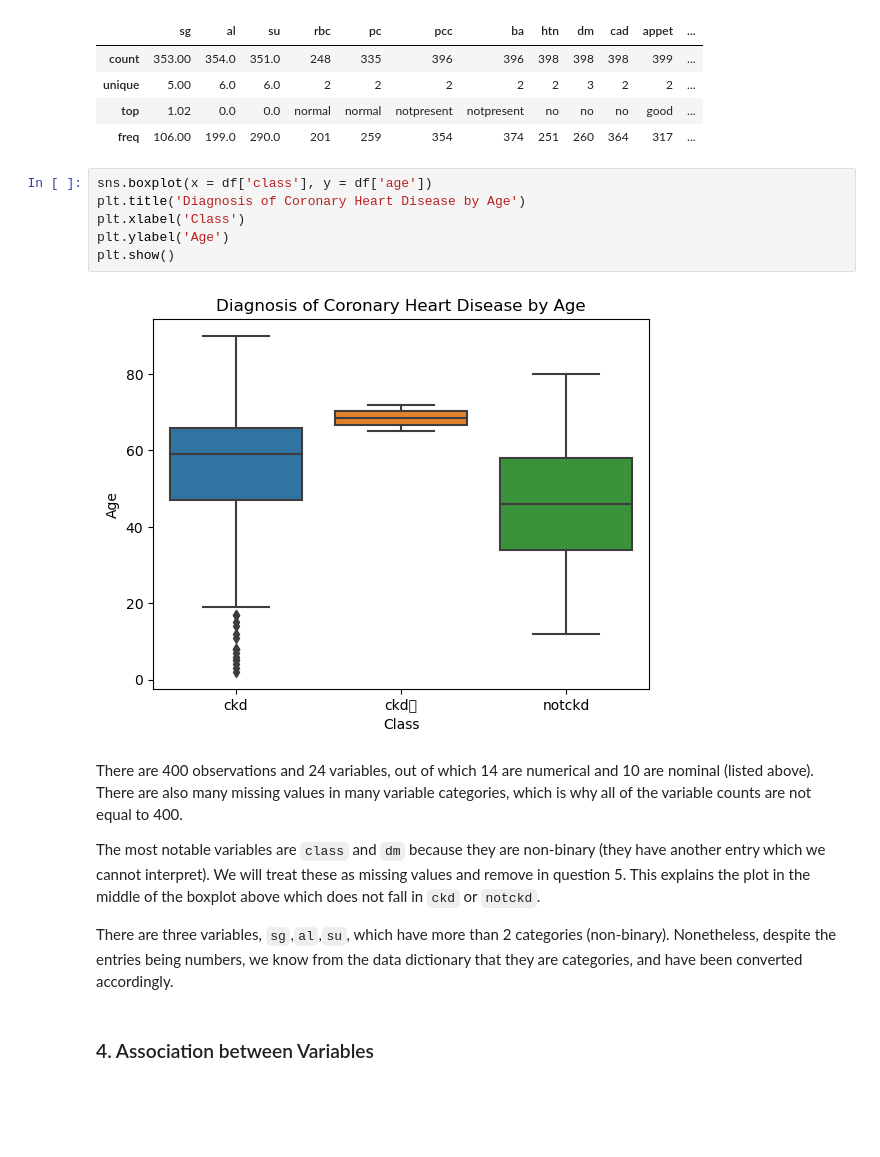
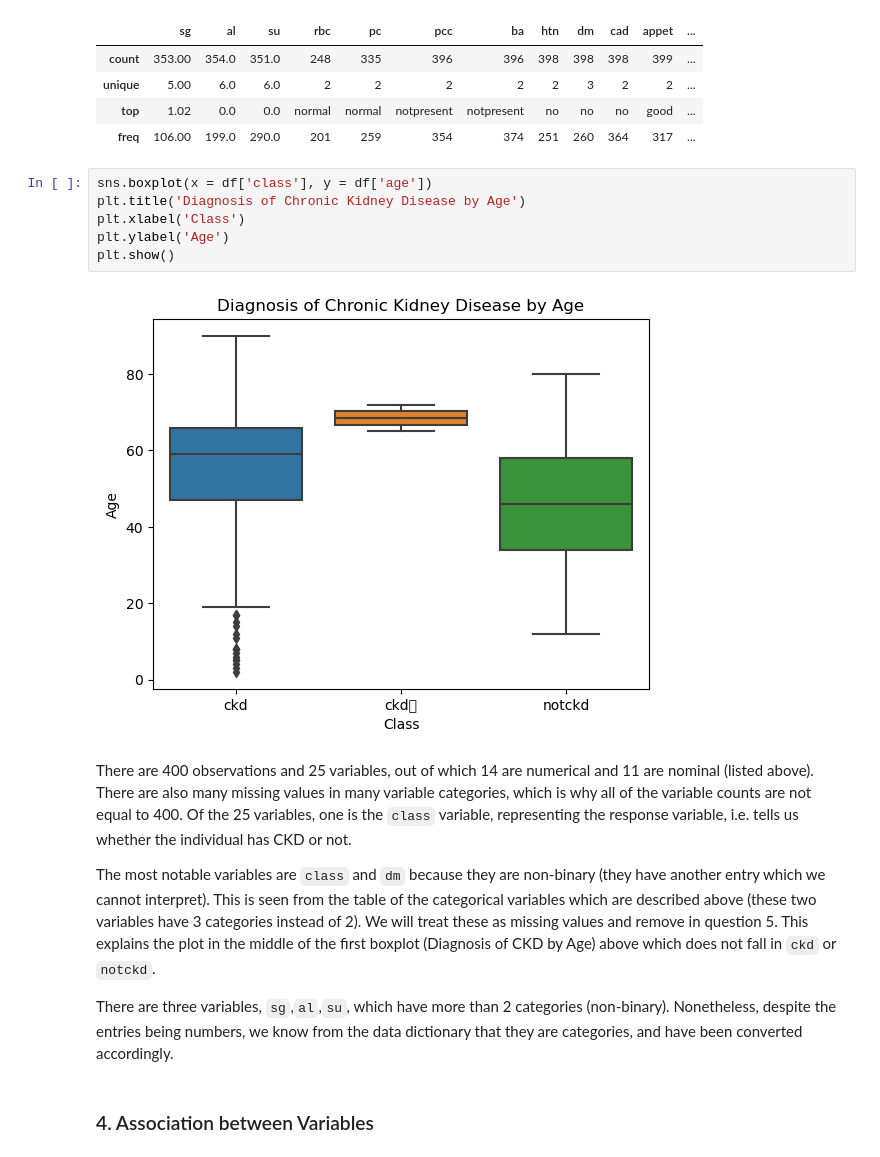
Before and after one commit to nimerkb/Assign6, a Jupyter notebook: as-6-mv-apr-18-3pm.ipynb, the cells around one changed output. Drawn from its saved outputs; the diff is of its cells as text; blank space fills up the shorter version.

Commit message:
Question 12 justification and 13

```diff
--- a/as-6-mv-apr-18-3pm.ipynb
+++ b/as-6-mv-apr-18-3pm.ipynb
@@ -138,16 +138,16 @@ df.describe(include='category')
 | freq | 106.00 | 199.0 | 290.0 | 201 | 259 | 354 | 374 | 251 | 260 | 364 | 317 | ... |
 # %%
 sns.boxplot(x = df['class'], y = df['age'])
-plt.title('Diagnosis of Coronary Heart Disease by Age')
+plt.title('Diagnosis of Chronic Kidney Disease by Age')
 plt.xlabel('Class')
 plt.ylabel('Age')
 plt.show()
 # %% [output]
-[figure, old version]
+[figure, new version]
 # %% [markdown]
-There are 400 observations and 24 variables, out of which 14 are numerical and 10 are nominal (listed above). There are also many missing values in many variable categories, which is why all of the variable counts are not equal to 400.
+There are 400 observations and 25 variables, out of which 14 are numerical and 11 are nominal (listed above). There are also many missing values in many variable categories, which is why all of the variable counts are not equal to 400. Of the 25 variables, one is the `class` variable, representing the response variable, i.e. tells us whether the individual has CKD or not.
 
-The most notable variables are `class` and `dm` because they are non-binary (they have another entry which we cannot interpret). We will treat these as missing values and remove in question 5. This explains the plot in the middle of the boxplot above which does not fall in `ckd` or `notckd`.
+The most notable variables are `class` and `dm` because they are non-binary (they have another entry which we cannot interpret). This is seen from the table of the categorical variables which are described above (these two variables have 3 categories instead of 2). We will treat these as missing values and remove in question 5. This explains the plot in the middle of the first boxplot (Diagnosis of CKD by Age) above which does not fall in `ckd` or `notckd`.
 
 There are three variables, `sg`,`al`,`su`, which have more than 2 categories (non-binary). Nonetheless, despite the entries being numbers, we know from the data dictionary that they are categories, and have been converted accordingly.
 # %% [markdown]
```
Also changed, not shown: parts of 24 cells of this notebook.
